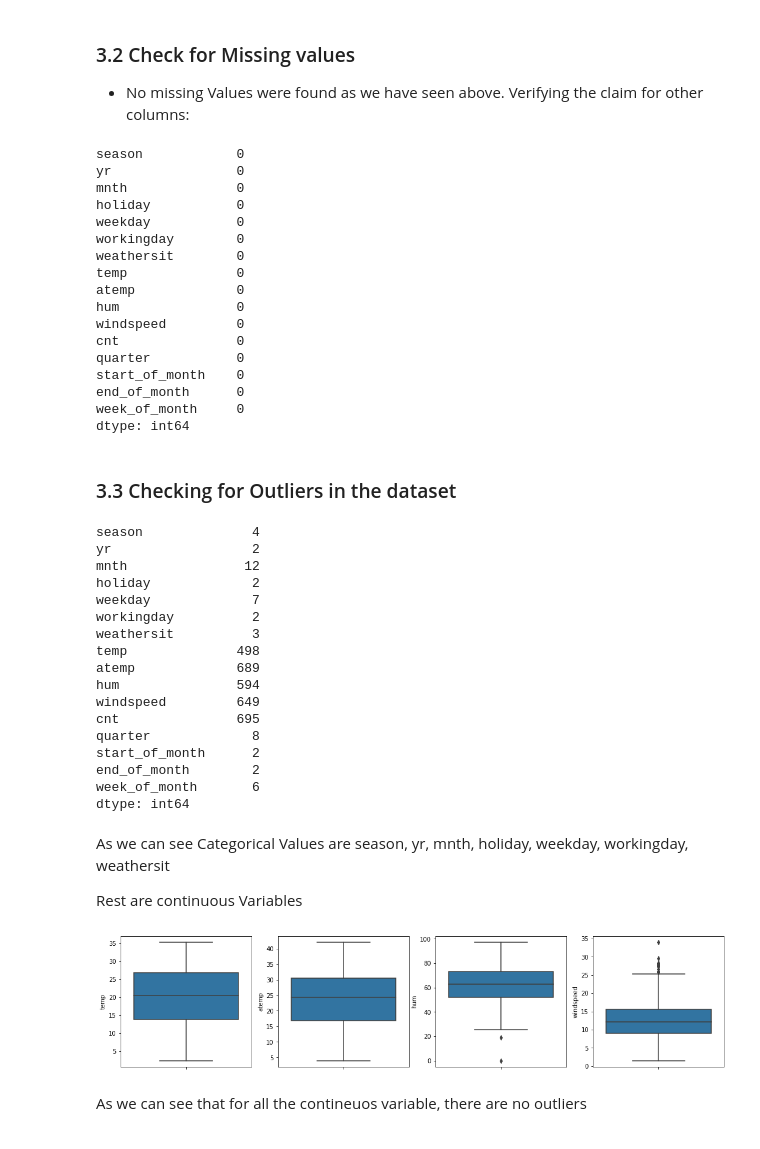
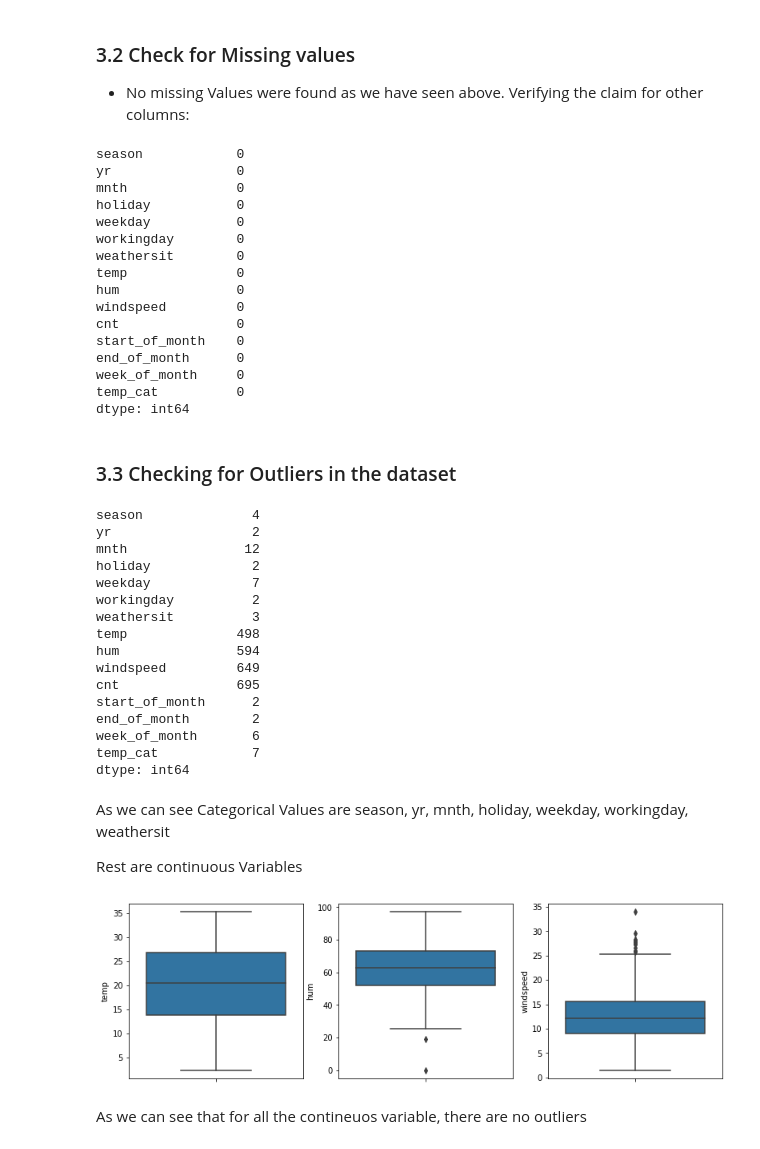
Before and after one commit to yashyennam/Bike_Sharing-Linear_Regression, a Jupyter notebook: Bike-Sharing-Assignment.ipynb, the cells around one changed output. Saved outputs shown, nothing was run; the diff lists cells and outputs as text; code cells hidden in the pictures.

```diff
--- a/Bike-Sharing-Assignment.ipynb
+++ b/Bike-Sharing-Assignment.ipynb
@@ -78,8 +78,8 @@ df.describe()
 # %% [markdown]
 ### 2.2 Deriving New Data Columns using the columns which are available
 # %%
-# Converting the date column to get quater
-df['quarter'] = df['dteday'].dt.to_period('Q')
+# # Converting the date column to get quater
+# df['quarter'] = df['dteday'].dt.to_period('Q')
 
 # Creating a new column to check if its first day or last day of Month
 df['start_of_month'] = df['dteday'].dt.is_month_start.astype(int)
@@ -98,3 +98,9 @@ def week_of_month(tgtdate):
     return (tgtdate - startdate).days //7 + 1
 
 df['week_of_month'] = df['dteday'].apply(week_of_month)
+
+# # Deriving Quarters for in coded for both year
+# def q_num(m):
+#   return int(str(m)[-1])
+
+# df['quarter'] = df['quarter'].apply(q_num)
@@ -100,0 +128,6 @@ df['week_of_month'] = df['dteday'].apply(week_of_month)
+# %%
+# Bucket = [0, 13.0, 20.4, 26.88, 35.32, 99999999999]
+# Bucket = [0, 8.75, 17.5, 26.25, 99999999999]
+Bucket = [0, 5.0, 10.0, 15.0, 20.0, 25.0, 30.0, 99999999999]
+df['temp_cat'] = df['temp'].value_counts(bins=Bucket)
+df['temp_cat'].unique()
@@ -117,6 +152,9 @@ df.drop(['registered'], axis = 1, inplace = True)
 
 # Droping the dteday since date is not relavent here
 df.drop(['dteday'], axis = 1, inplace = True)
+
+# Droping the atemp since it is highly correlated to temp
+df.drop(['atemp'], axis = 1, inplace = True)
 # %% [markdown]
 ### 3.2 Check for Missing values
 
@@ -132,18 +170,18 @@ weekday           0
 workingday        0
 weathersit        0
 temp              0
-atemp             0
 hum               0
 windspeed         0
 cnt               0
-quarter           0
 start_of_month    0
 end_of_month      0
 week_of_month     0
+temp_cat          0
 dtype: int64
 # %% [markdown]
 ### 3.3 Checking for Outliers in the dataset
 # %%
+
 #Unique values in all columns
 df.nunique()
 # %% [output]
@@ -155,14 +193,13 @@ weekday             7
 workingday          2
 weathersit          3
 temp              498
-atemp             689
 hum               594
 windspeed         649
 cnt               695
-quarter             8
 start_of_month      2
 end_of_month        2
 week_of_month       6
+temp_cat            7
 dtype: int64
 # %% [markdown]
 As we can see
@@ -171,16 +208,17 @@ Categorical Values are season, yr, mnth, holiday, weekday, workingday, weathersi
 Rest are continuous Variables
 # %%
 # Draw box plots for indepent variables with continuous values
-cols = ['temp', 'atemp', 'hum', 'windspeed']
+# cols = ['temp', 'atemp', 'hum', 'windspeed']
+cols = ['temp', 'hum', 'windspeed']
 plt.figure(figsize=(18,4))
 
 i = 1
 for col in cols:
     plt.subplot(1,4,i)
     sns.boxplot(y=col, data=df)
     i+=1
 # %% [output]
-[figure, old version]
+[figure, new version]
 # %% [markdown]
 As we can see that for all the contineuos variable, there are no outliers
 # %% [markdown]
```
Also changed, not shown: parts of 77 cells of this notebook.
